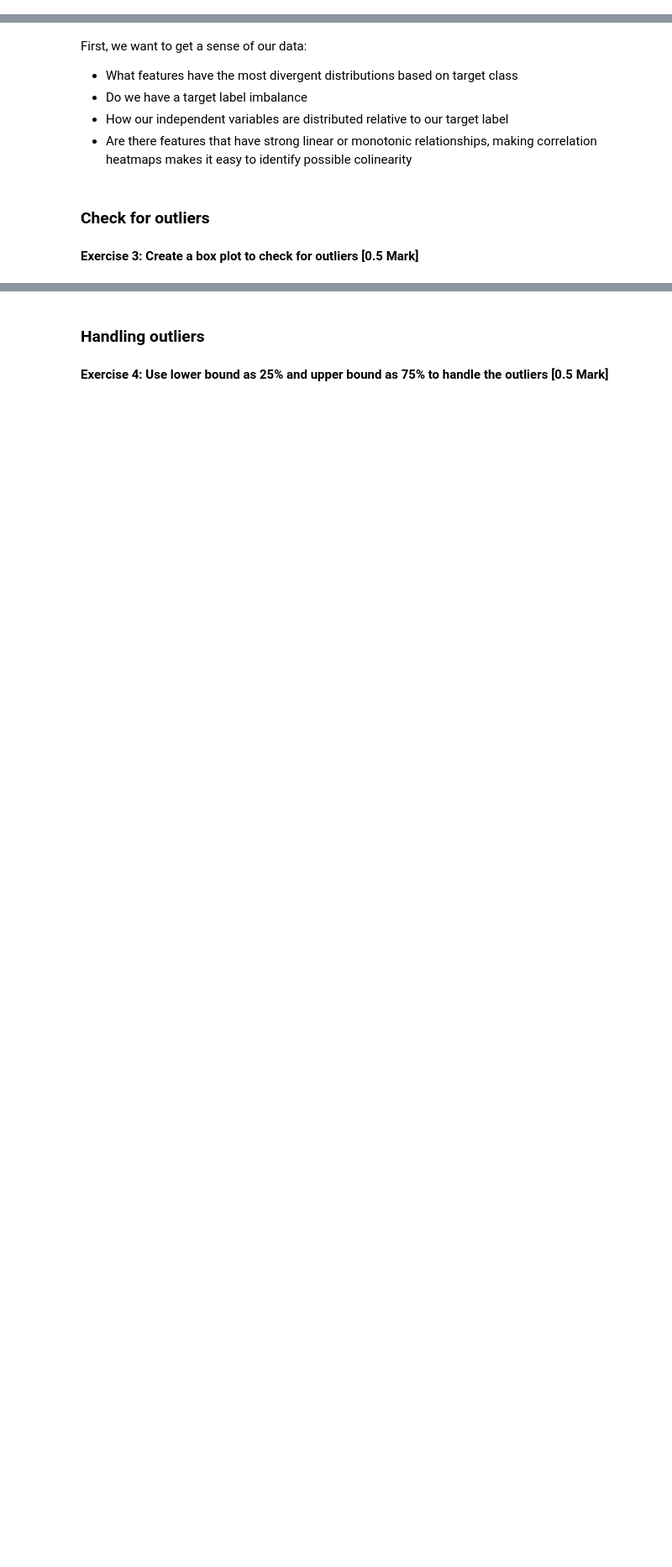
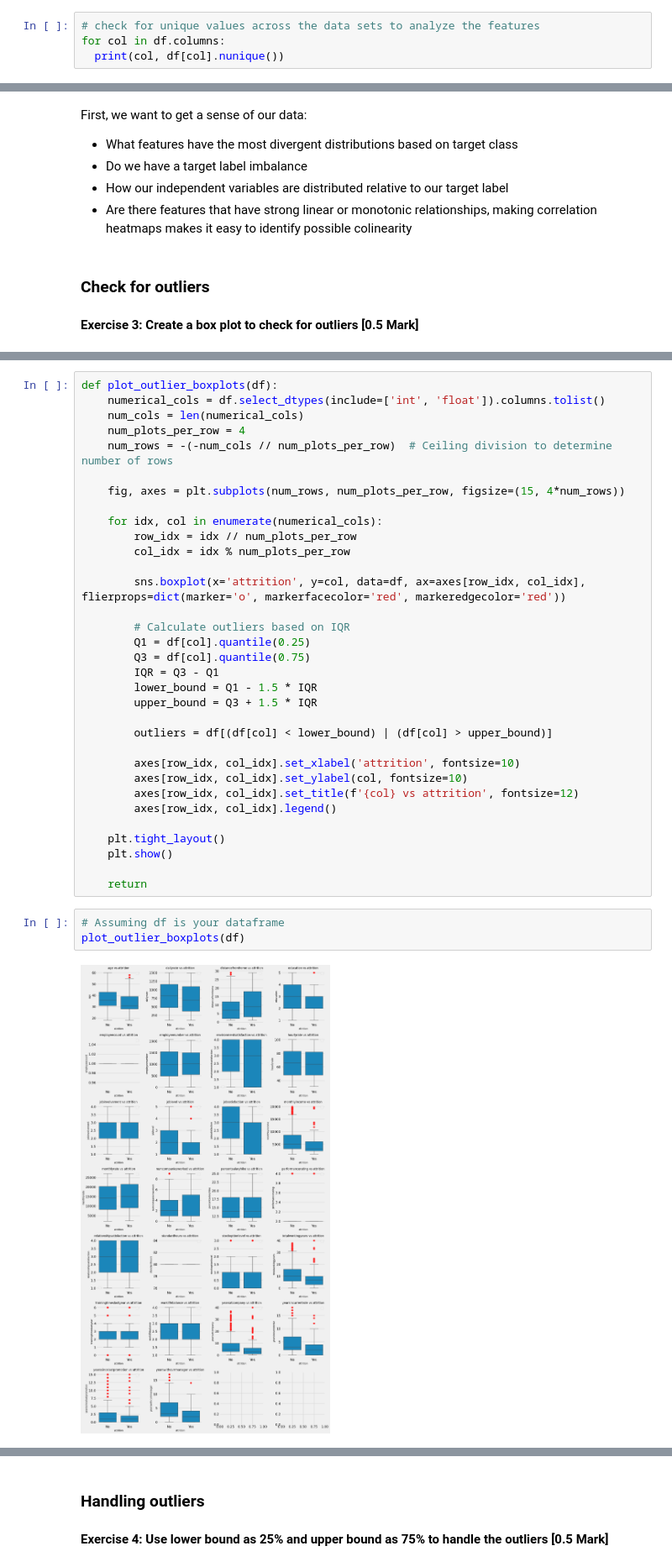
Before and after one commit to HarishAchappaKallira/hakcds, a Jupyter notebook: M2_MP4_NB_Employee_Attrition_Prediction.ipynb, the cells around one changed output, grey strips where cells are left out. Shown at 84% size. Cells and saved outputs as stored; diff of their text form; blank space fills up the shorter version.

```diff
--- a/M2_MP4_NB_Employee_Attrition_Prediction.ipynb
+++ b/M2_MP4_NB_Employee_Attrition_Prediction.ipynb
@@ -101,0 +170,4 @@ pd.set_option('display.max_columns', 100)
+# %%
+# check for unique values across the data sets to analyze the features
+for col in df.columns:
+  print(col, df[col].nunique())
@@ -132,0 +505,38 @@ First, we want to get a sense of our data:
+# %%
+def plot_outlier_boxplots(df):
+    numerical_cols = df.select_dtypes(include=['int', 'float']).columns.tolist()
+    num_cols = len(numerical_cols)
+    num_plots_per_row = 4
+    num_rows = -(-num_cols // num_plots_per_row)  # Ceiling division to determine number of rows
+
+    fig, axes = plt.subplots(num_rows, num_plots_per_row, figsize=(15, 4*num_rows))
+
+    for idx, col in enumerate(numerical_cols):
+        row_idx = idx // num_plots_per_row
+        col_idx = idx % num_plots_per_row
+
+        sns.boxplot(x='attrition', y=col, data=df, ax=axes[row_idx, col_idx], flierprops=dict(marker='o', markerfacecolor='red', markeredgecolor='red'))
+
+        # Calculate outliers based on IQR
+        Q1 = df[col].quantile(0.25)
+        Q3 = df[col].quantile(0.75)
+        IQR = Q3 - Q1
+        lower_bound = Q1 - 1.5 * IQR
+        upper_bound = Q3 + 1.5 * IQR
+
+        outliers = df[(df[col] < lower_bound) | (df[col] > upper_bound)]
+
+        axes[row_idx, col_idx].set_xlabel('attrition', fontsize=10)
+        axes[row_idx, col_idx].set_ylabel(col, fontsize=10)
+        axes[row_idx, col_idx].set_title(f'{col} vs attrition', fontsize=12)
+        axes[row_idx, col_idx].legend()
+
+    plt.tight_layout()
+    plt.show()
+
+    return
+# %%
+# Assuming df is your dataframe
+plot_outlier_boxplots(df)
+# %% [output]
+[figure, added]
```
Also changed, not shown: parts of 82 cells of this notebook.
